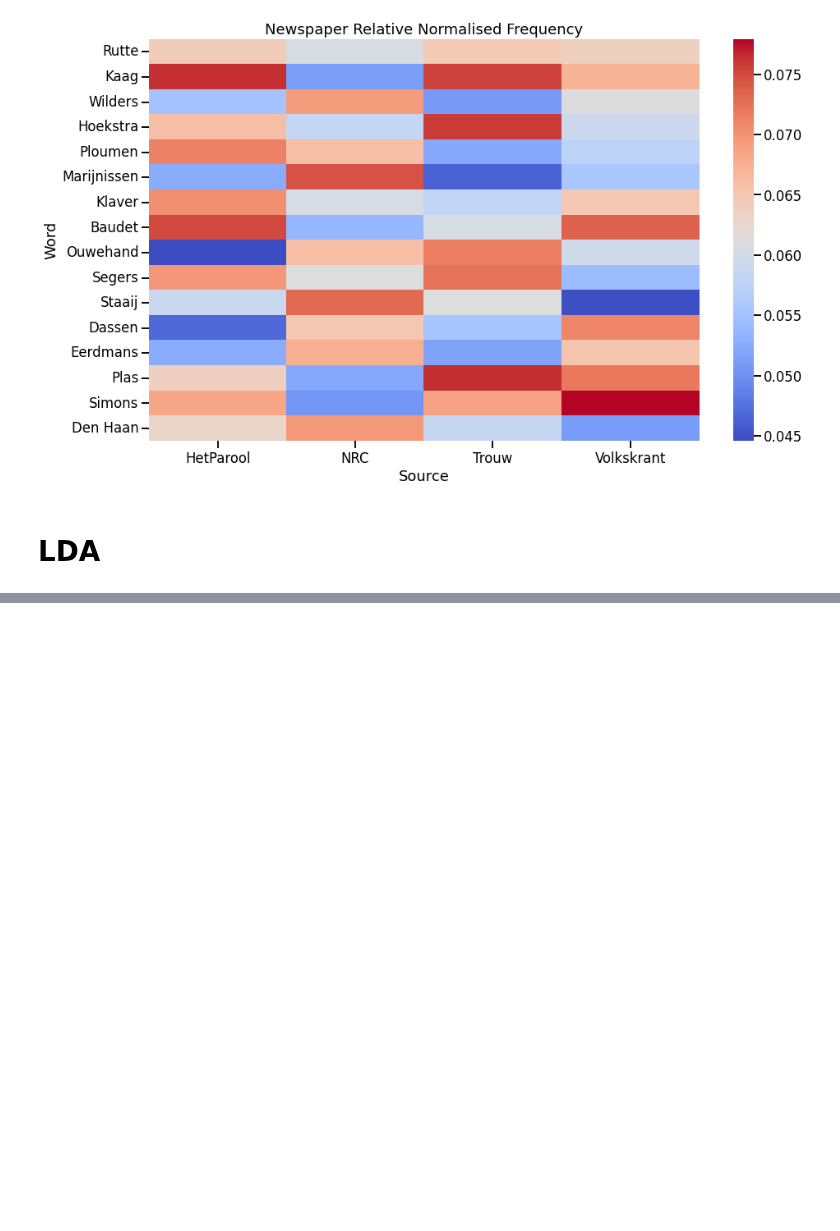
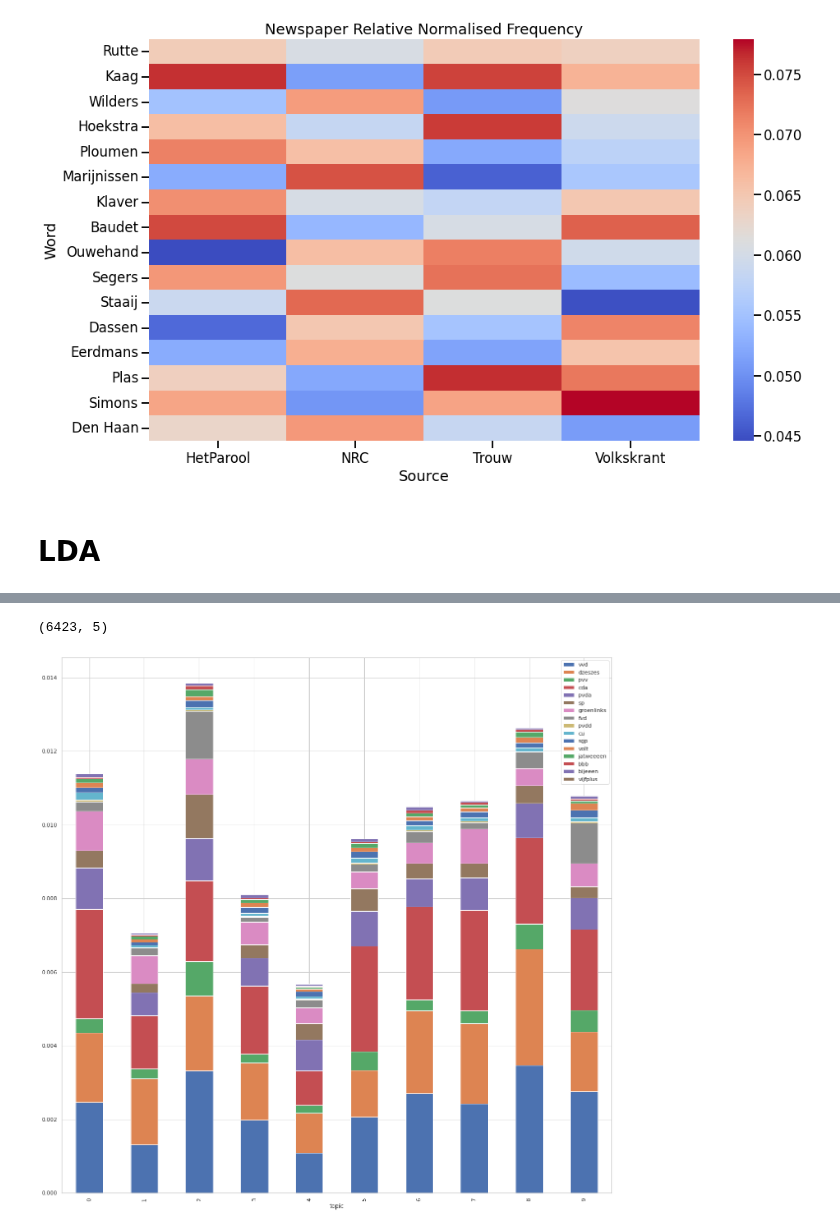
Before and after one commit to Chris-Congleton/MSc-Thesis, a Jupyter notebook: Playground/Testset_2021_playground.ipynb, the cells around one changed output, grey strips where cells are left out. Saved outputs shown, nothing was run; the diff lists cells and outputs as text; code cells hidden in the pictures; blank space fills up the shorter version.

```diff
--- a/Playground/Testset_2021_playground.ipynb
+++ b/Playground/Testset_2021_playground.ipynb
@@ -652,0 +388,5 @@ KeyboardInterrupt: ignored
+# %%
+lda_analysis(df_NRC,'gdrive/MyDrive/CS/Thesis/Testset_2021/LDA_NRC.html','gdrive/MyDrive/CS/Thesis/Testset_2021/LDA_NRC.png',topics=10)
+# %% [output]
+(6423, 5)
+[figure, added]
```
Also changed, not shown: parts of 26 cells of this notebook.
